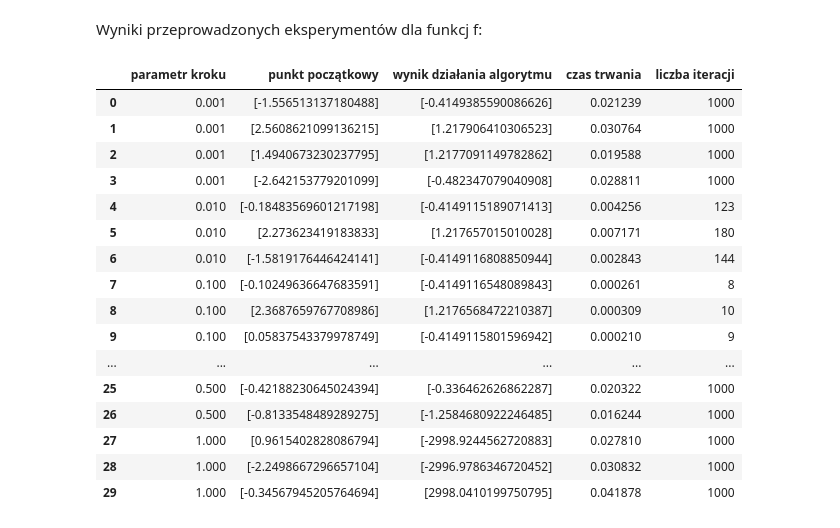
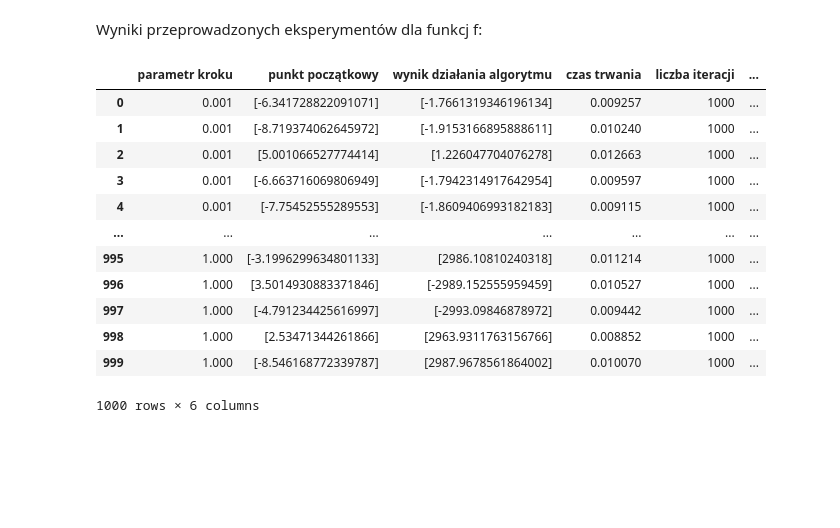
Before and after one commit to m-baj/wsi, a Jupyter notebook: lab1/raport.ipynb, the cells around one changed output. Saved outputs shown, nothing was run; the diff lists cells and outputs as text; code cells hidden in the pictures; blank space fills up the shorter version.

```diff
--- a/lab1/raport.ipynb
+++ b/lab1/raport.ipynb
@@ -93,25 +100,22 @@ s1.solve()
 results = s1.get_results_data()
 # %% [markdown]
 Wyniki przeprowadzonych eksperymentów dla funkcj f:
-# %%
-df = pd.DataFrame(results, columns=["parametr kroku", "punkt początkowy", "wynik działania algorytmu", "czas trwania", "liczba iteracji"])
-df_sorted = df.sort_values(by="parametr kroku")
-df_sorted.reset_index(drop=True)
-# %% [output]
-|  | parametr kroku | punkt początkowy | wynik działania algorytmu | czas trwania | liczba iteracji |
-| 0 | 0.001 | [-1.556513137180488] | [-0.4149385590086626] | 0.021239 | 1000 |
-| 1 | 0.001 | [2.5608621099136215] | [1.217906410306523] | 0.030764 | 1000 |
-| 2 | 0.001 | [1.4940673230237795] | [1.2177091149782862] | 0.019588 | 1000 |
-| 3 | 0.001 | [-2.642153779201099] | [-0.482347079040908] | 0.028811 | 1000 |
-| 4 | 0.010 | [-0.18483569601217198] | [-0.4149115189071413] | 0.004256 | 123 |
-| 5 | 0.010 | [2.273623419183833] | [1.217657015010028] | 0.007171 | 180 |
-| 6 | 0.010 | [-1.5819176446424141] | [-0.4149116808850944] | 0.002843 | 144 |
-| 7 | 0.100 | [-0.10249636647683591] | [-0.4149116548089843] | 0.000261 | 8 |
-| 8 | 0.100 | [2.3687659767708986] | [1.2176568472210387] | 0.000309 | 10 |
-| 9 | 0.100 | [0.05837543379978749] | [-0.4149115801596942] | 0.000210 | 9 |
-| ... | ... | ... | ... | ... | ... |
-| 25 | 0.500 | [-0.42188230645024394] | [-0.336462626862287] | 0.020322 | 1000 |
-| 26 | 0.500 | [-0.8133548489289275] | [-1.2584680922246485] | 0.016244 | 1000 |
-| 27 | 1.000 | [0.9615402828086794] | [-2998.9244562720883] | 0.027810 | 1000 |
-| 28 | 1.000 | [-2.2498667296657104] | [-2996.9786346720452] | 0.030832 | 1000 |
-| 29 | 1.000 | [-0.34567945205764694] | [2998.0410199750795] | 0.041878 | 1000 |
+# %%
+from generate_tab_data import generate_table
+
+df = generate_table(results, f, EXPECTED_F_GLOBAL_MIN).reset_index(drop=True)
+df
+# %% [output]
+|  | parametr kroku | punkt początkowy | wynik działania algorytmu | czas trwania | liczba iteracji | ... |
+| 0 | 0.001 | [-6.341728822091071] | [-1.7661319346196134] | 0.009257 | 1000 | ... |
+| 1 | 0.001 | [-8.719374062645972] | [-1.9153166895888611] | 0.010240 | 1000 | ... |
+| 2 | 0.001 | [5.001066527774414] | [1.226047704076278] | 0.012663 | 1000 | ... |
+| 3 | 0.001 | [-6.663716069806949] | [-1.7942314917642954] | 0.009597 | 1000 | ... |
+| 4 | 0.001 | [-7.75452555289553] | [-1.8609406993182183] | 0.009115 | 1000 | ... |
+| ... | ... | ... | ... | ... | ... | ... |
+| 995 | 1.000 | [-3.1996299634801133] | [2986.10810240318] | 0.011214 | 1000 | ... |
+| 996 | 1.000 | [3.5014930883371846] | [-2989.152555959459] | 0.010527 | 1000 | ... |
+| 997 | 1.000 | [-4.791234425616997] | [-2993.09846878972] | 0.009442 | 1000 | ... |
+| 998 | 1.000 | [2.53471344261866] | [2963.9311763156766] | 0.008852 | 1000 | ... |
+| 999 | 1.000 | [-8.546168772339787] | [2987.9678561864002] | 0.010070 | 1000 | ... |
+1000 rows × 6 columns
```
Also changed, not shown: parts of 4 cells of this notebook, 2 other files.
